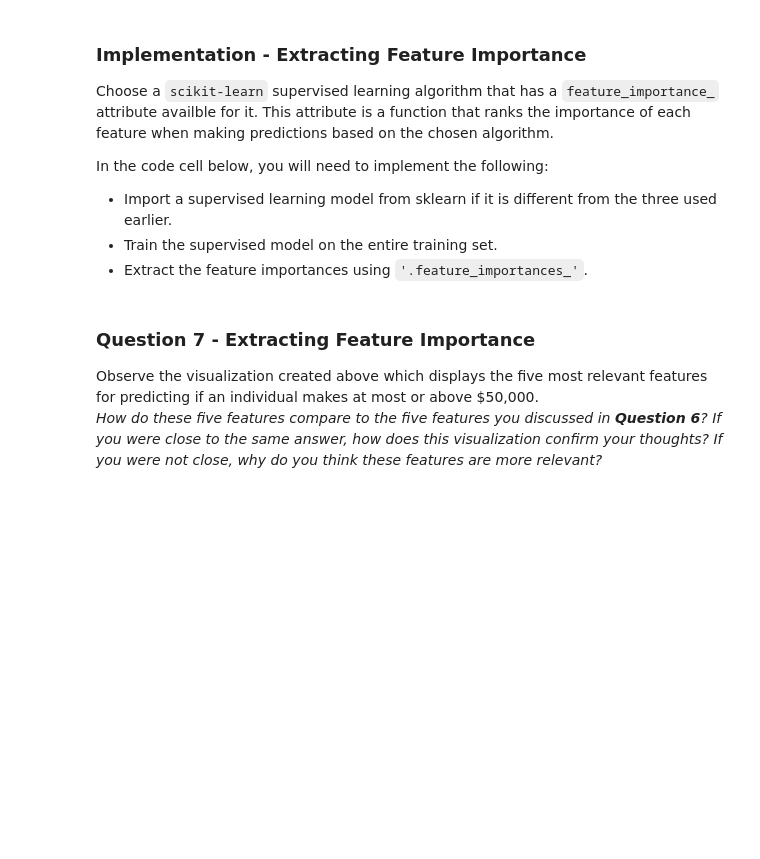
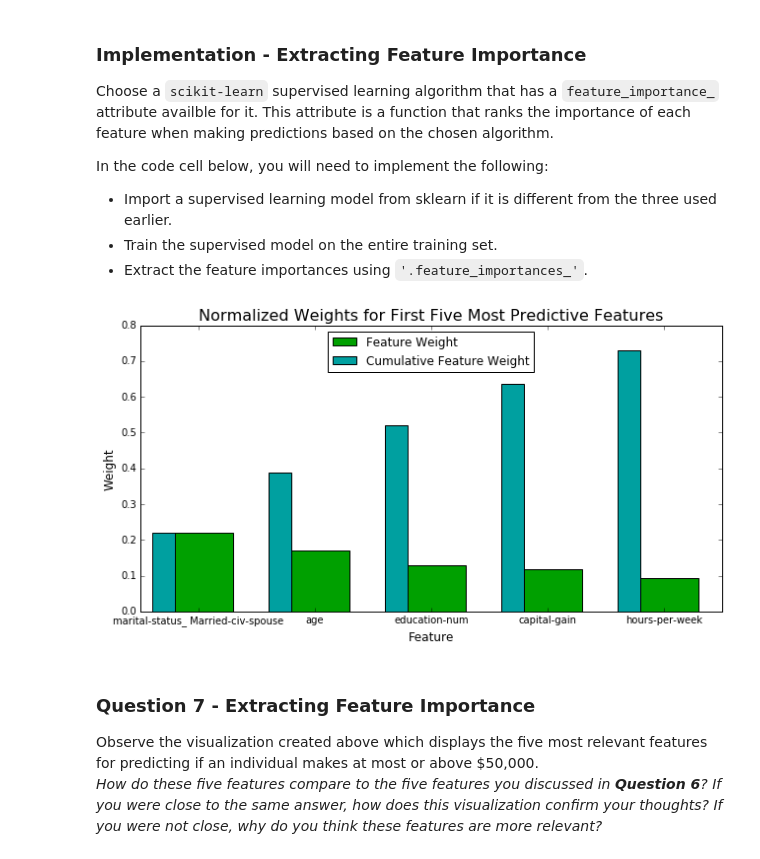
Before and after one commit to MuhammadVT/machine_learning_projects, a Jupyter notebook: projects/finding_donors/finding_donors.ipynb, the cells around one changed output. Saved outputs shown, nothing was run; the diff lists cells and outputs as text; code cells hidden in the pictures; blank space fills up the shorter version.

```diff
--- a/projects/finding_donors/finding_donors.ipynb
+++ b/projects/finding_donors/finding_donors.ipynb
@@ -520,14 +561,20 @@ In the code cell below, you will need to implement the following:
 # %%
 # TODO: Import a supervised learning model that has 'feature_importances_'
 
 # TODO: Train the supervised model on the training set
-model = None
+model = DecisionTreeClassifier(criterion='gini', splitter='best', max_depth=None,
+                               min_samples_split=2, min_samples_leaf=1, min_weight_fraction_leaf=0.0,
+                               max_features=None, random_state=111, max_leaf_nodes=None,
+                               min_impurity_split=1e-07, class_weight=None, presort=False)
+model.fit(X_train, y_train)
 
 # TODO: Extract the feature importances
-importances = None
+importances = model.feature_importances_
 
 # Plot
 vs.feature_plot(importances, X_train, y_train)
+# %% [output]
+[figure, added]
 # %% [markdown]
 ### Question 7 - Extracting Feature Importance
 
```
Also changed, not shown: parts of 17 cells of this notebook.
